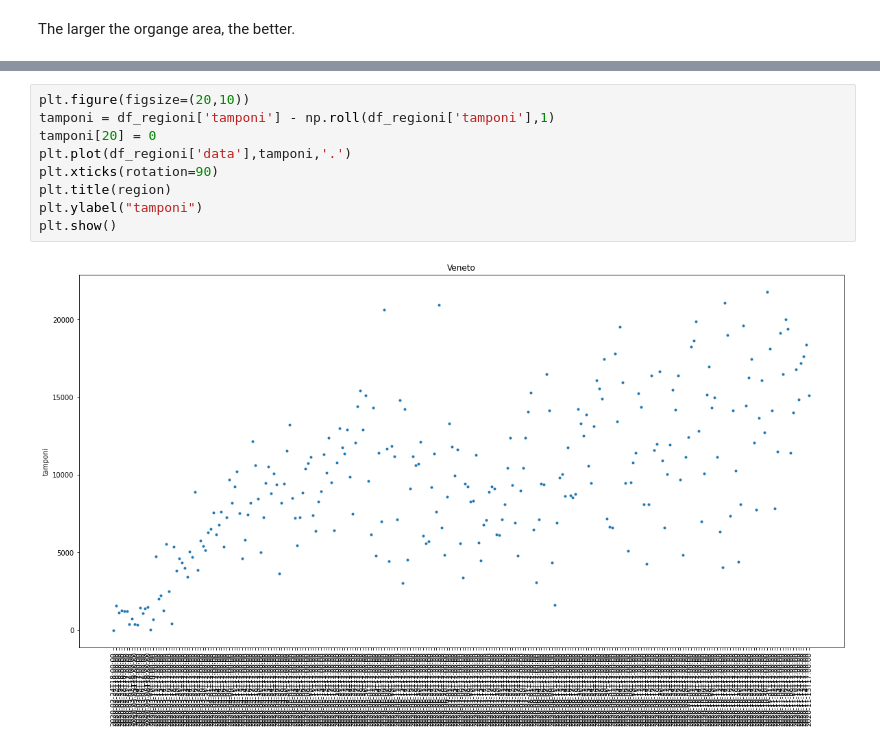
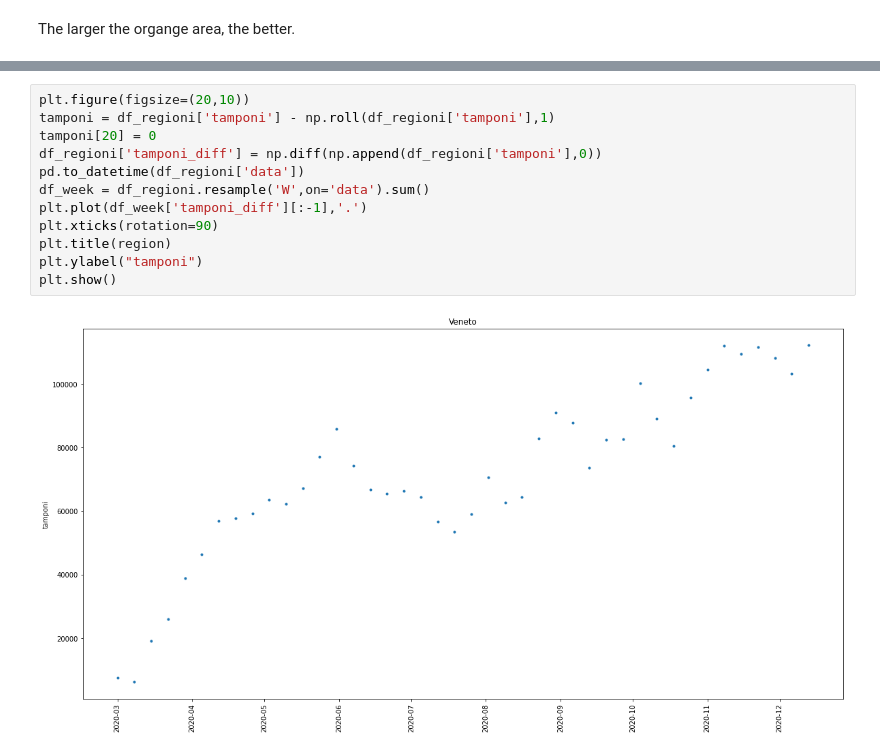
Before and after one commit to blackwiz4rd/COVID-19-Analysis, a Jupyter notebook: Analysis.ipynb, the cells around one changed output, grey strips where cells are left out. Cells and saved outputs as stored; diff of their text form.

Commit message:
grouped tamponi by week

```diff
--- a/Analysis.ipynb
+++ b/Analysis.ipynb
@@ -157,14 +157,17 @@ Name: tamponi, Length: 266, dtype: int64
 # %%
 plt.figure(figsize=(20,10))
 tamponi = df_regioni['tamponi'] - np.roll(df_regioni['tamponi'],1)
 tamponi[20] = 0
-plt.plot(df_regioni['data'],tamponi,'.')
+df_regioni['tamponi_diff'] = np.diff(np.append(df_regioni['tamponi'],0))
+pd.to_datetime(df_regioni['data'])
+df_week = df_regioni.resample('W',on='data').sum()
+plt.plot(df_week['tamponi_diff'][:-1],'.')
 plt.xticks(rotation=90)
 plt.title(region)
 plt.ylabel("tamponi")
 plt.show()
 # %% [output]
-[figure, old version]
+[figure, new version]
 # %%
 # totale_positivi = totale_ospedalizzati + isolamento_domiciliare
 # totale_ospedalizzati = terapia_intensiva + ricoverati_con_sintomi
```
Also changed, not shown: parts of 10 cells of this notebook.
